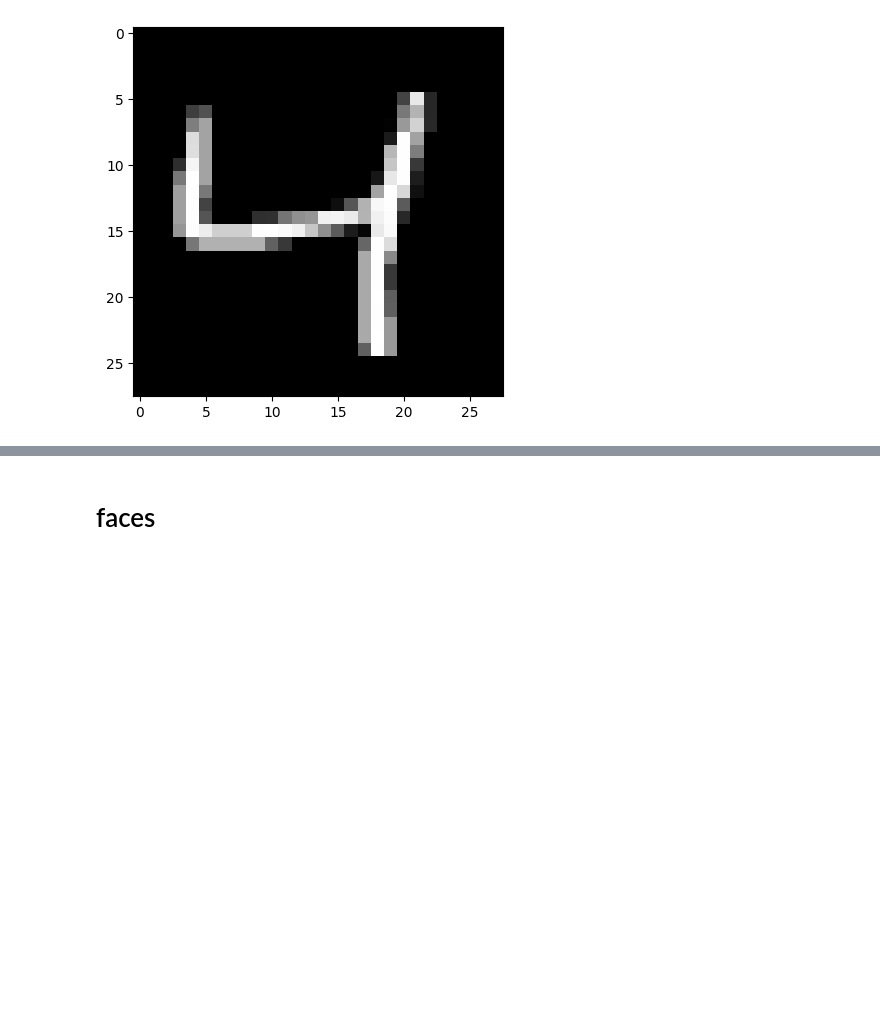
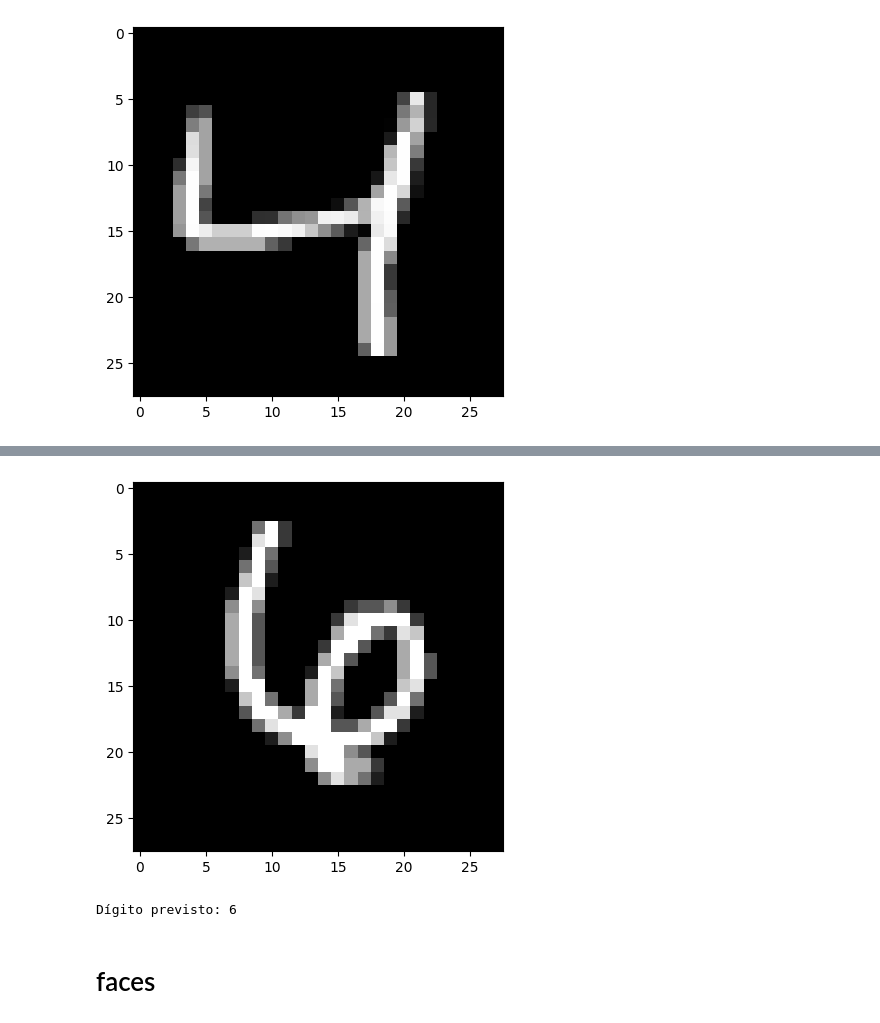
Before and after one commit to hernandemonteiro/data_science_study, a Jupyter notebook: Curiosidade_e_DeepLearnBook.ipynb, the cells around one changed output, grey strips where cells are left out. Saved outputs shown, nothing was run; the diff lists cells and outputs as text; code cells hidden in the pictures; blank space fills up the shorter version.

```diff
--- a/Curiosidade_e_DeepLearnBook.ipynb
+++ b/Curiosidade_e_DeepLearnBook.ipynb
@@ -381,3 +430,17 @@ def dijkstra(grafo, origem, destino):
+# %%
+# apresenta erros no index 720, 729
+
+index = 22
+plt.imshow(dataset.data[index], cmap='gray')
+plt.show()
+
+with torch.no_grad():
+    output = model(dataset.data[index].unsqueeze(0).float())
+    pred = output.argmax(dim=1)
+    print(f"Dígito previsto: {pred.item()}")
+# %% [output]
+[figure, added]
+Dígito previsto: 6
 # %% [markdown]
 # faces
 # %%
```
Also changed, not shown: parts of 10 cells of this notebook.
